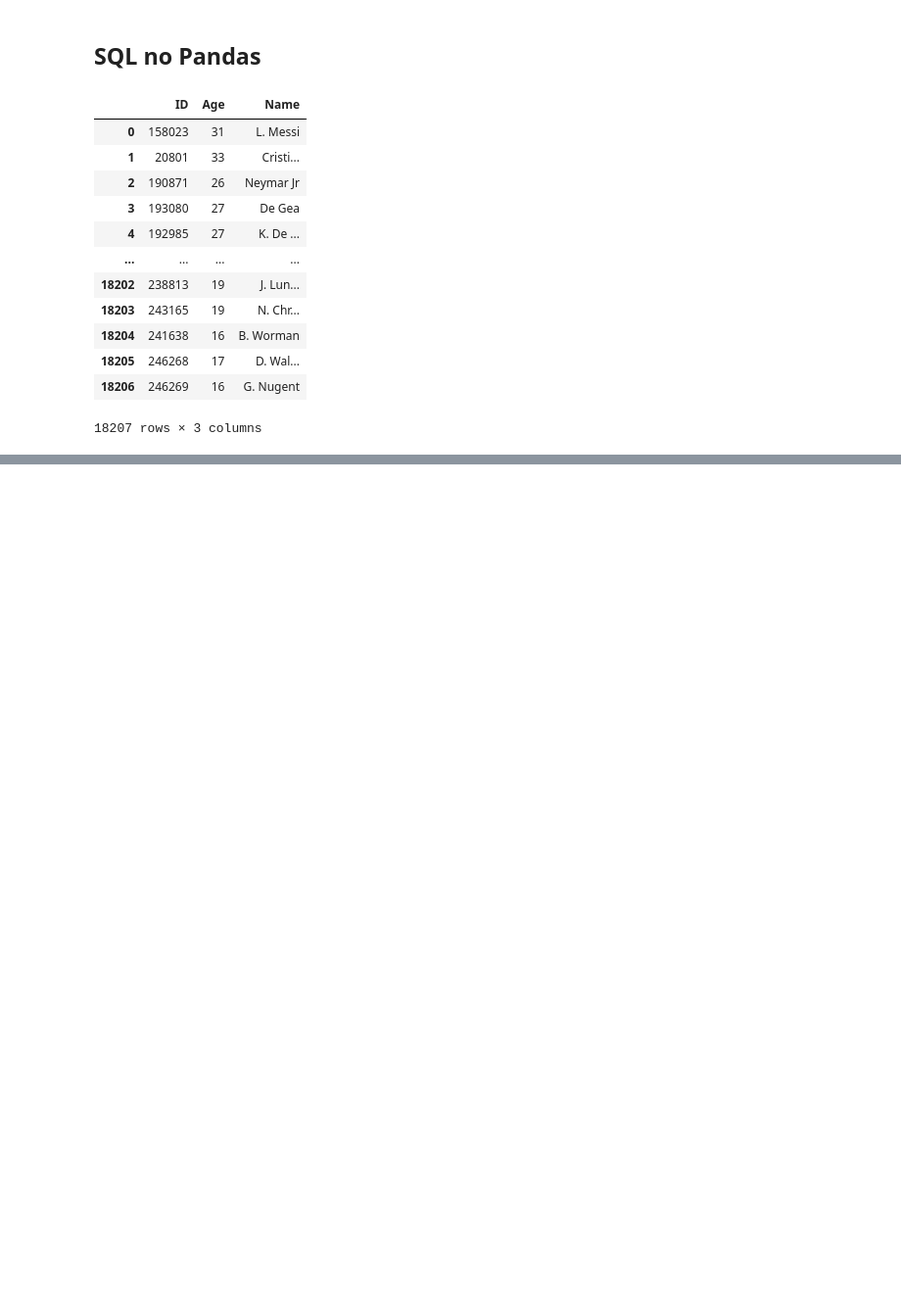
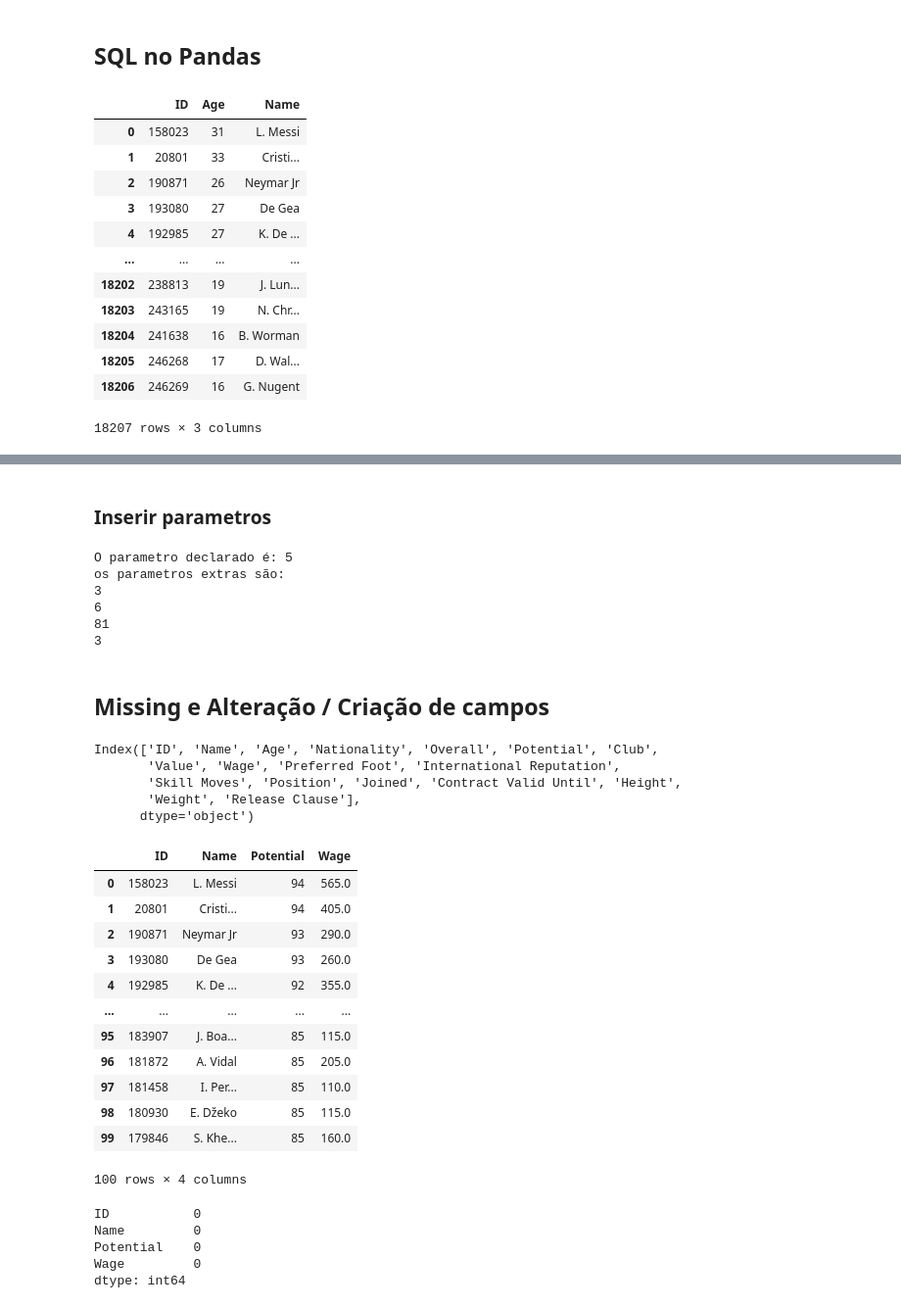
Before and after one commit to DheniMoura/Python-UniversidadeDosDados, a Jupyter notebook: Tutorial_pandas.ipynb, the cells around one changed output, grey strips where cells are left out. Shown: that part at 98% size. Drawn from its saved outputs; the diff is of its cells as text; code cells hidden in the pictures; blank space fills up the shorter version.

```diff
--- a/Tutorial_pandas_pt1.ipynb
+++ b/Tutorial_pandas.ipynb
@@ -511,0 +513,10 @@ ps.sqldf(query, locals())
+# %%
+# retirando linhas null para 0 lb
+fifa['Weight'] = fifa['Weight'].fillna('0lbs')
+# %%
+def ajuste_peso(weigth):
+    peso = weigth.replace('lbs', '')
+    if (len(peso) > 10):
+        return float(peso[:10])
+    else:
+        return float(peso)
@@ -511,0 +528,4 @@ ps.sqldf(query, locals())
+# %%
+fifa['Weigth'] = fifa['Weight'].apply(ajuste_peso)
+# %% [markdown]
+### Inserir parametros
@@ -511,0 +540,45 @@ ps.sqldf(query, locals())
+# %%
+extra_parametros(5,3,6,81,3)
+# %% [output]
+O parametro declarado é: 5
+os parametros extras são:
+3
+6
+81
+3
+# %% [markdown]
+## Missing e Alteração / Criação de campos
+# %%
+fifa.columns
+# %% [output]
+Index(['ID', 'Name', 'Age', 'Nationality', 'Overall', 'Potential', 'Club',
+       'Value', 'Wage', 'Preferred Foot', 'International Reputation',
+       'Skill Moves', 'Position', 'Joined', 'Contract Valid Until', 'Height',
+       'Weight', 'Release Clause'],
+      dtype='object')
+# %%
+df_null = fifa[['ID', 'Name', 'Potential', 'Wage']].head(100)
+df_null
+# %% [output]
+|  | ID | Name | Potential | Wage |
+| 0 | 158023 | L. Messi | 94 | 565.0 |
+| 1 | 20801 | Cristi... | 94 | 405.0 |
+| 2 | 190871 | Neymar Jr | 93 | 290.0 |
+| 3 | 193080 | De Gea | 93 | 260.0 |
+| 4 | 192985 | K. De ... | 92 | 355.0 |
+| ... | ... | ... | ... | ... |
+| 95 | 183907 | J. Boa... | 85 | 115.0 |
+| 96 | 181872 | A. Vidal | 85 | 205.0 |
+| 97 | 181458 | I. Per... | 85 | 110.0 |
+| 98 | 180930 | E. Džeko | 85 | 115.0 |
+| 99 | 179846 | S. Khe... | 85 | 160.0 |
+100 rows × 4 columns
+# %%
+df_null.isna().sum()
+# nenhum valor nulo
+# %% [output]
+ID           0
+Name         0
+Potential    0
+Wage         0
+dtype: int64
```
Also changed, not shown: parts of 5 cells of this notebook.
